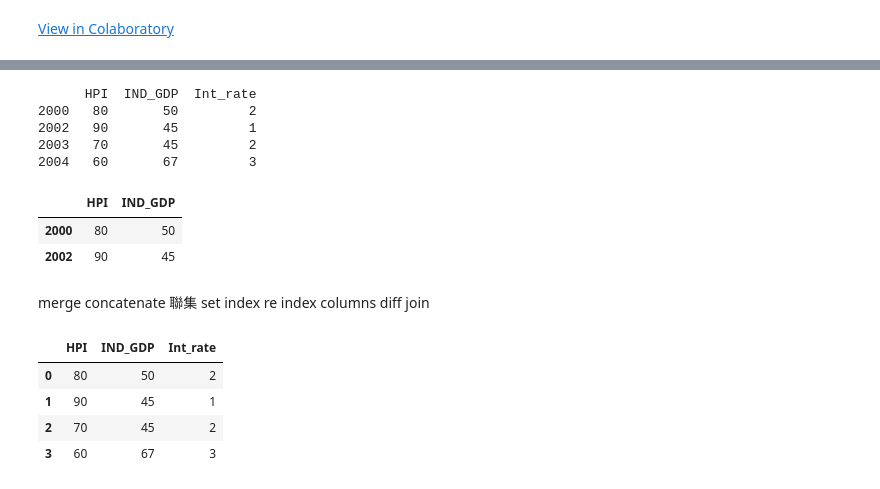
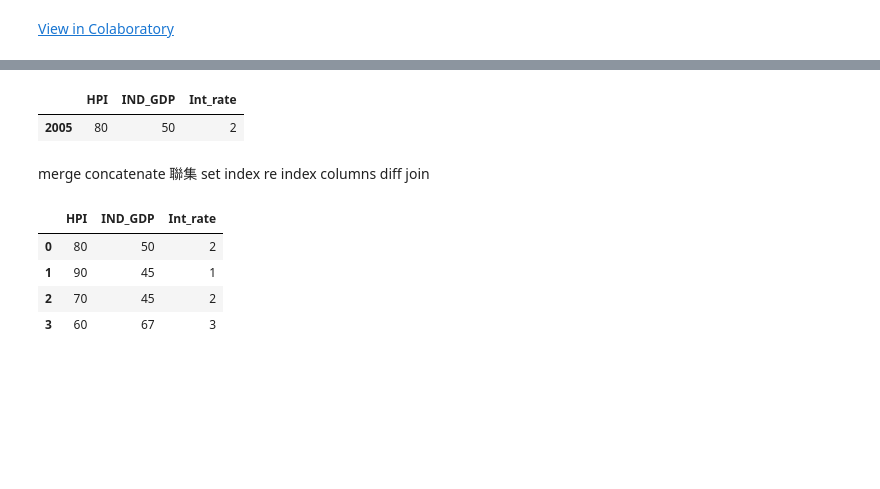
Before and after one commit to cinngyang/Python, a Jupyter notebook: Python-Pandas.ipynb, the cells around one changed output, grey strips where cells are left out. Drawn from its saved outputs; the diff is of its cells as text; code cells hidden in the pictures; blank space fills up the shorter version.

```diff
--- a/Python-Pandas.ipynb
+++ b/Python-Pandas.ipynb
@@ -46,15 +26,9 @@ Index(['HPI', 'IND_GDP', 'Int_rate'], dtype='object')
-# %%
-print(df1.head())
-df1.iloc[0:2,0:2]
-# %% [output]
-      HPI  IND_GDP  Int_rate
-2000   80       50         2
-2002   90       45         1
-2003   70       45         2
-2004   60       67         3
-|  | HPI | IND_GDP |
-| 2000 | 80 | 50 |
-| 2002 | 90 | 45 |
+# %%
+# Select & Where
+df2[(df2['HPI'] == 80) & (df2['IND_GDP'] >= 50)]
+# %% [output]
+|  | HPI | IND_GDP | Int_rate |
+| 2005 | 80 | 50 | 2 |
 # %% [markdown]
 merge
 concatenate 聯集
```
Also changed, not shown: parts of 7 cells of this notebook.
